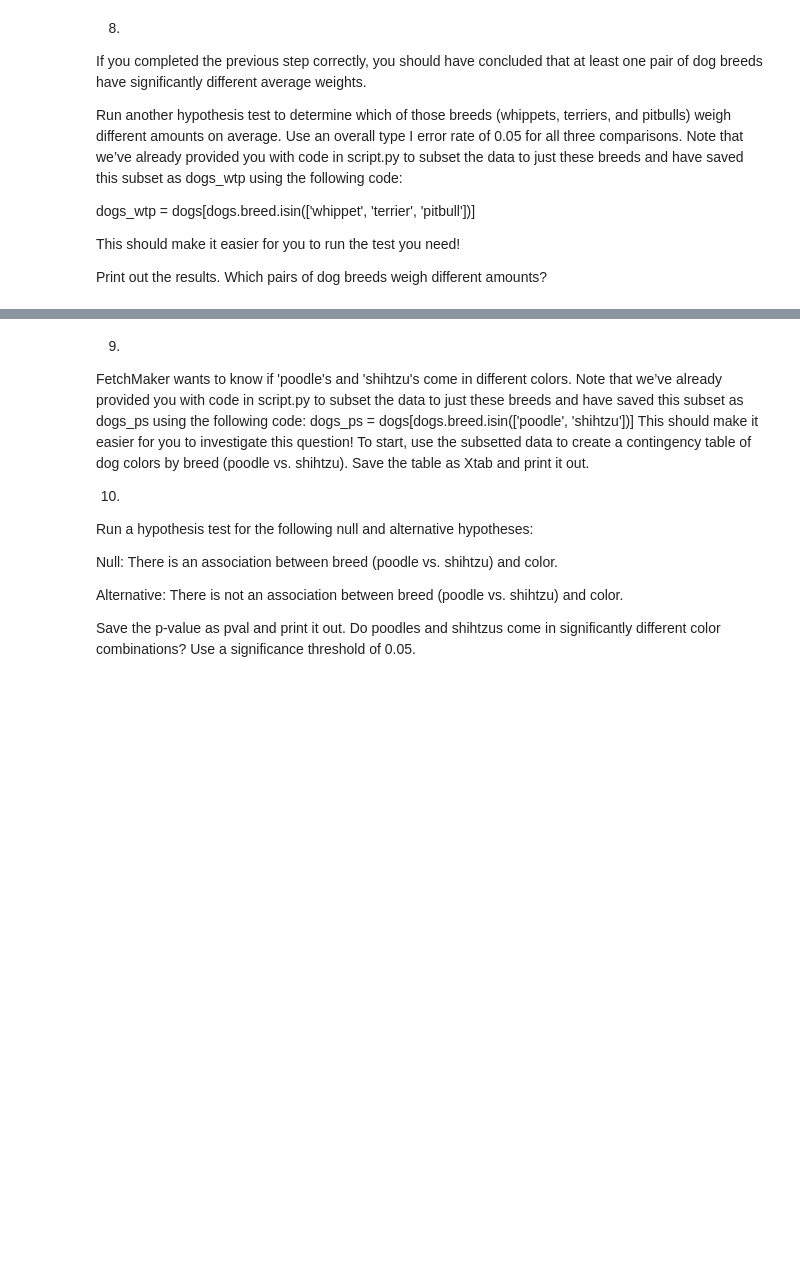
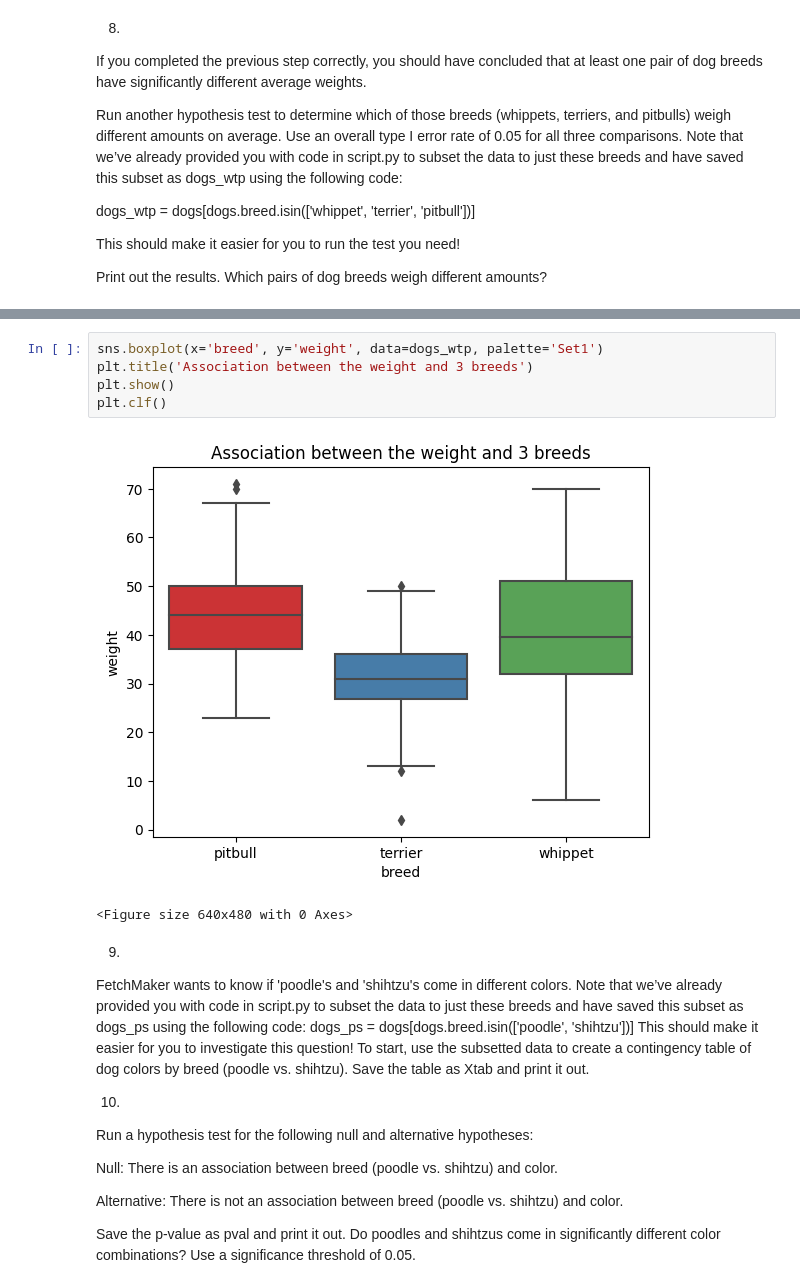
Before and after one commit to LiZoMark841619/Balazs1982, a Jupyter notebook: Playground/Practice_pro/FetchMaker/script_fone_tukey.ipynb, the cells around one changed output, grey strips where cells are left out. Drawn from its saved outputs; the diff is of its cells as text; blank space fills up the shorter version.

```diff
--- a/Playground/Practice_pro/FetchMaker/script_fone_tukey.ipynb
+++ b/Playground/Practice_pro/FetchMaker/script_fone_tukey.ipynb
@@ -133,3 +134,11 @@ print('1. Pitbull-terrier and 2. terrier-whippet pairs has differences in weight
+# %%
+sns.boxplot(x='breed', y='weight', data=dogs_wtp, palette='Set1')
+plt.title('Association between the weight and 3 breeds')
+plt.show()
+plt.clf()
+# %% [output]
+[figure, added]
+<Figure size 640x480 with 0 Axes>
 # %% [markdown]
 9.
 FetchMaker wants to know if 'poodle's and 'shihtzu's come in different colors. Note that we’ve already provided you with code in script.py to subset the data to just these breeds and have saved this subset as dogs_ps using the following code:
```
Also changed, not shown: parts of 15 cells of this notebook, 4 other files.
